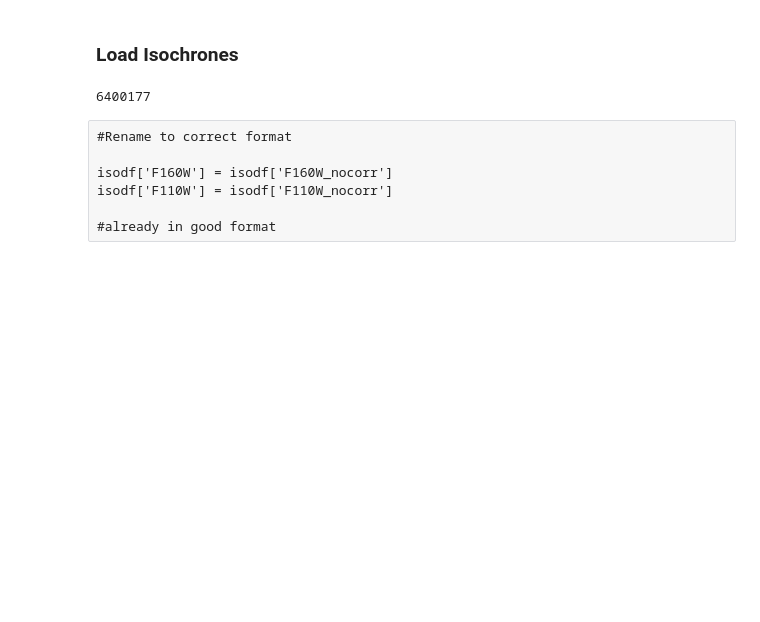
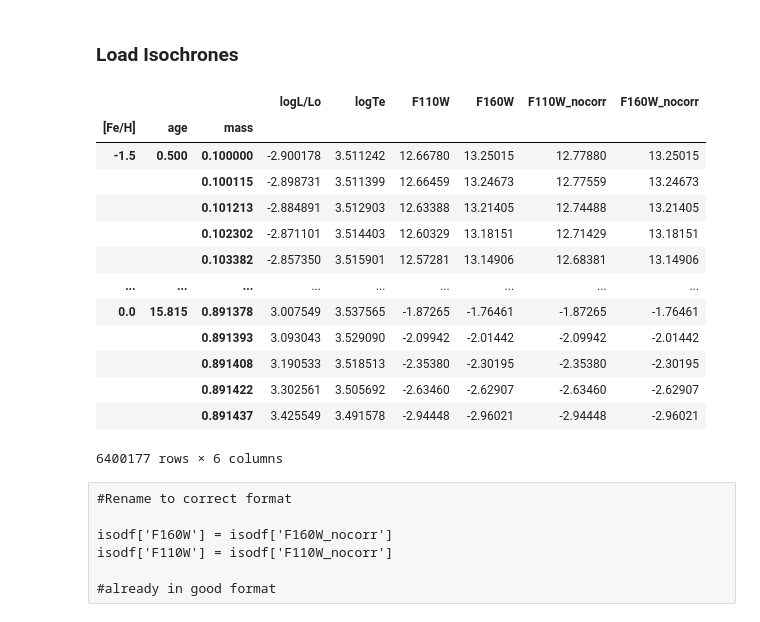
Before and after one commit to KeyiDing/starwave_original, a Jupyter notebook: nb/01_running_starwave.ipynb, the cells around one changed output. Drawn from its saved outputs; the diff is of its cells as text; code cells hidden in the pictures; blank space fills up the shorter version.

```diff
--- a/nb/01_running_starwave.ipynb
+++ b/nb/01_running_starwave.ipynb
@@ -20,9 +20,22 @@ from sbi import utils
 with bz2.BZ2File('../../LMC_4Vedant/isolib_LMC_df_corr.pbz2') as f:
     isodf = pd.read_pickle(f)
 # %%
-len(isodf)
+isodf
 # %% [output]
+|  |  |  | logL/Lo | logTe | F110W | F160W | F110W_nocorr | F160W_nocorr |
+| [Fe/H] | age | mass |  |  |  |  |  |  |
+| -1.5 | 0.500 | 0.100000 | -2.900178 | 3.511242 | 12.66780 | 13.25015 | 12.77880 | 13.25015 |
+|  |  | 0.100115 | -2.898731 | 3.511399 | 12.66459 | 13.24673 | 12.77559 | 13.24673 |
+|  |  | 0.101213 | -2.884891 | 3.512903 | 12.63388 | 13.21405 | 12.74488 | 13.21405 |
+|  |  | 0.102302 | -2.871101 | 3.514403 | 12.60329 | 13.18151 | 12.71429 | 13.18151 |
+|  |  | 0.103382 | -2.857350 | 3.515901 | 12.57281 | 13.14906 | 12.68381 | 13.14906 |
+| ... | ... | ... | ... | ... | ... | ... | ... | ... |
+| 0.0 | 15.815 | 0.891378 | 3.007549 | 3.537565 | -1.87265 | -1.76461 | -1.87265 | -1.76461 |
+|  |  | 0.891393 | 3.093043 | 3.529090 | -2.09942 | -2.01442 | -2.09942 | -2.01442 |
+|  |  | 0.891408 | 3.190533 | 3.518513 | -2.35380 | -2.30195 | -2.35380 | -2.30195 |
+|  |  | 0.891422 | 3.302561 | 3.505692 | -2.63460 | -2.62907 | -2.63460 | -2.62907 |
+|  |  | 0.891437 | 3.425549 | 3.491578 | -2.94448 | -2.96021 | -2.94448 | -2.96021 |
-6400177
+6400177 rows × 6 columns
 # %%
 # SWAP incorrect colors
 
```
Also changed, not shown: parts of 10 cells of this notebook.
